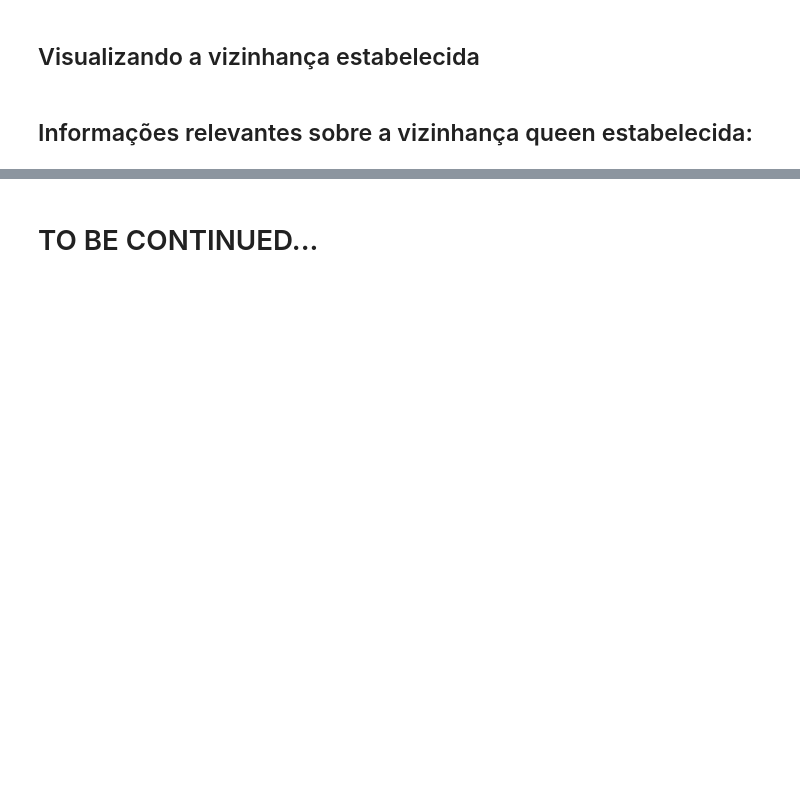
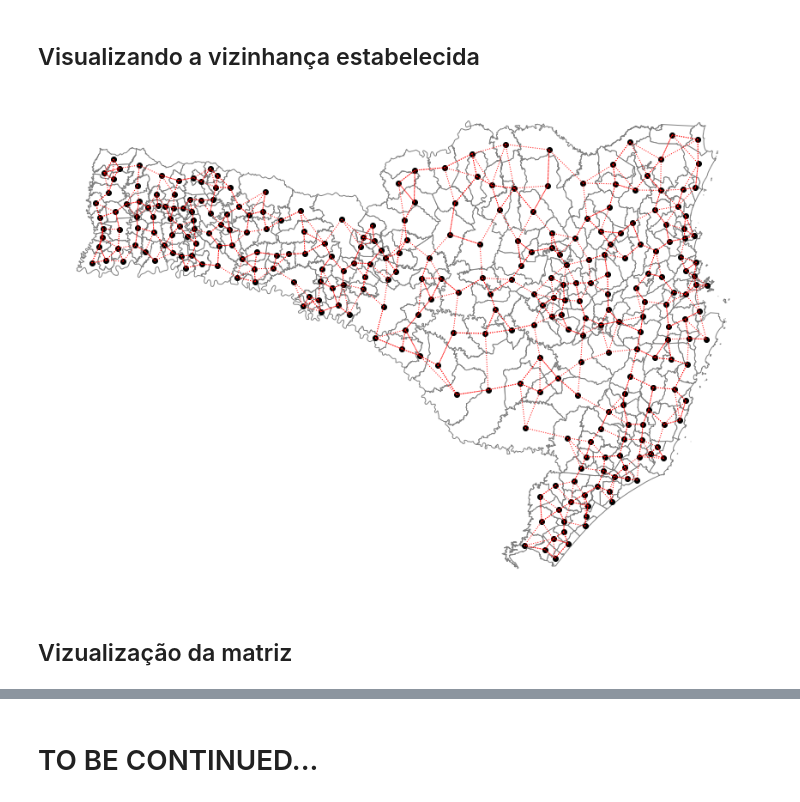
Before and after one commit to whaner/Spatial-Analysis, a Jupyter notebook: Spatial Analysis - Vizinhanças e Esda.ipynb, the cells around one changed output, grey strips where cells are left out. Drawn from its saved outputs; the diff is of its cells as text; code cells hidden in the pictures; blank space fills up the shorter version.

```diff
--- a/Spatial Analysis - Vizinhanças e Esda.ipynb
+++ b/Spatial Analysis - Vizinhanças e Esda.ipynb
@@ -90,0 +311,5 @@ w_rook = Rook.from_dataframe(shp_sp_m)
+# %%
+# Carregando o shapefile
+shp_sc = gpd.read_file('shapefiles/sc_state.shp')
+# %%
+shp_sc_m = shp_sc.to_crs(5880)
@@ -90,0 +325,3 @@ w_rook = Rook.from_dataframe(shp_sp_m)
+# %%
+#Criando a matriz com as vizinhanças com k = 3, ou seja, os 3 mais próximos.
+lista_knear = KNN.from_dataframe(shp_sc, k=3)
@@ -91,10 +353,10 @@ w_rook = Rook.from_dataframe(shp_sp_m)
 # %% [markdown]
 ## Visualizando a vizinhança estabelecida
 # %%
-ax = shp_sp_m.plot(edgecolor='grey', facecolor='w', figsize = (25,25))
-f,ax = w_rook.plot(shp_sp_m, ax=ax,
+ax = shp_sc_m.plot(edgecolor='grey', facecolor='w', figsize = (15,15))
+f,ax = lista_knear.plot(shp_sc_m, ax=ax,
         edge_kws=dict(color='r', linestyle=':', linewidth=1),
         node_kws=dict(marker='o'))
 ax.set_axis_off()
+# %% [output]
+[figure, added]
-# %% [markdown]
-## Informações relevantes sobre a vizinhança queen estabelecida:
@@ -112,0 +363,2 @@ w_rook.histogram
+# %% [markdown]
+## Vizualização da matriz
```
Also changed, not shown: parts of 59 cells of this notebook, 8 other files.
